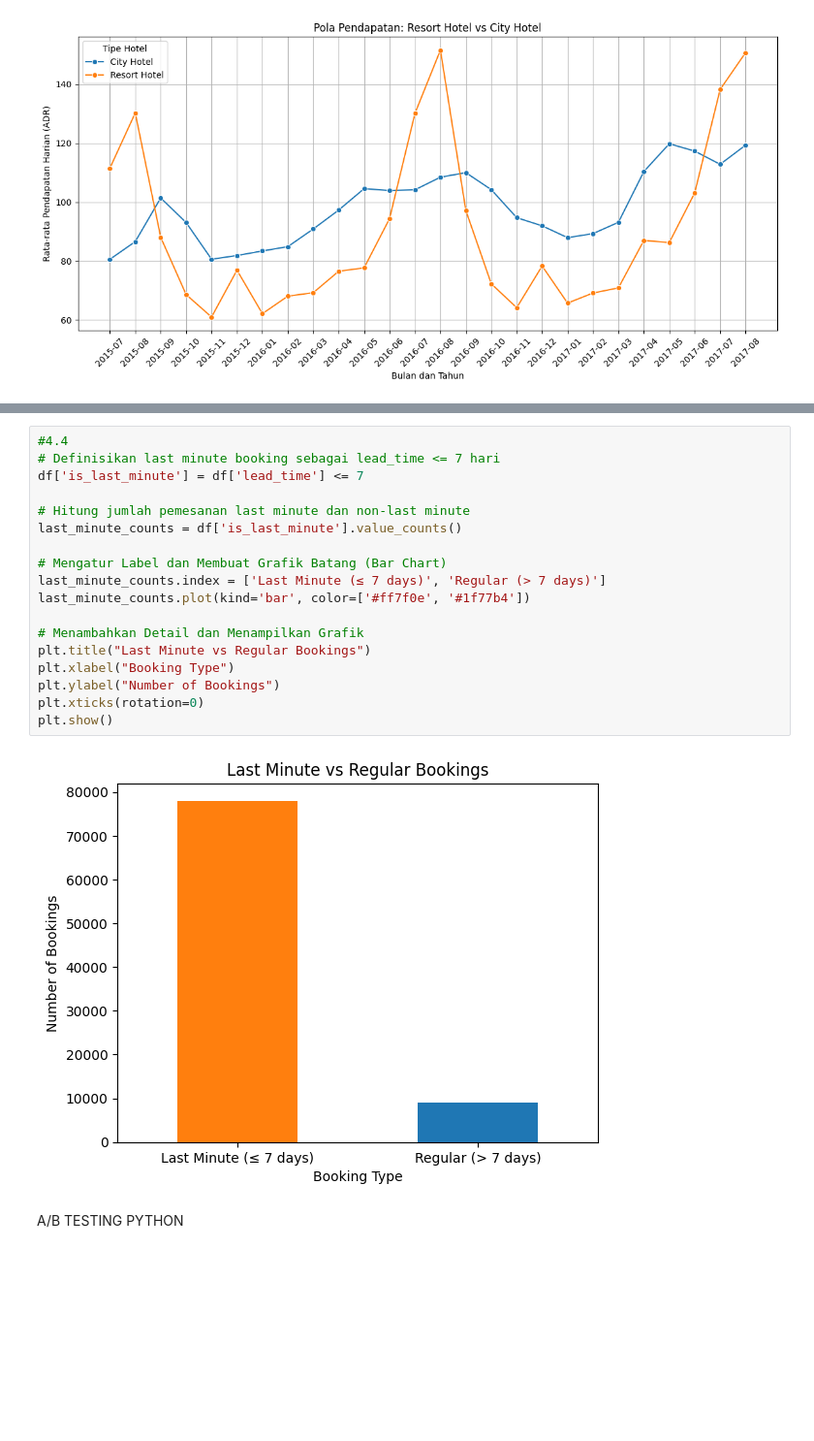
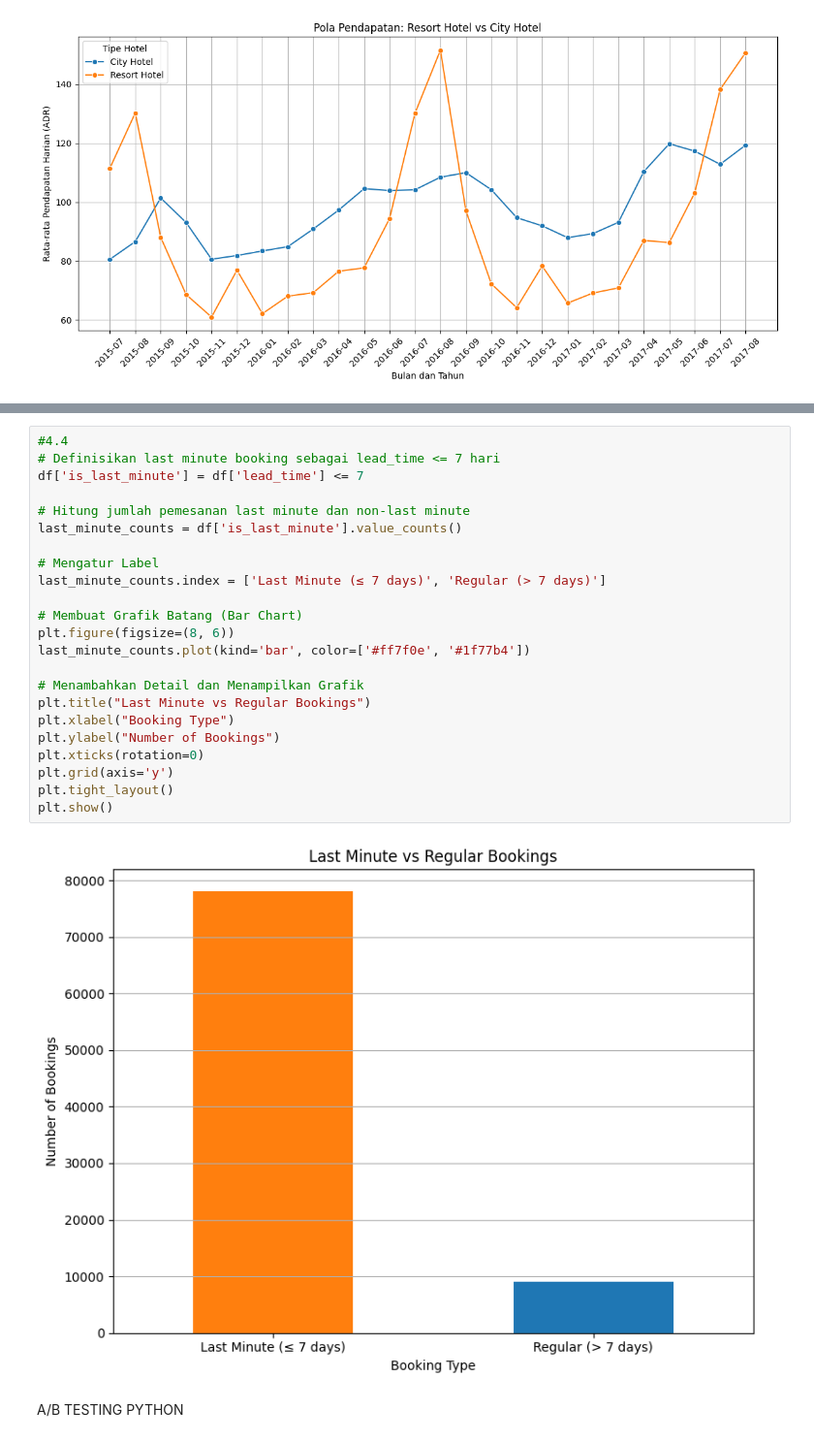
Before and after one commit to Akbar-1056/bitlabs-project, a Jupyter notebook: mid_term_bitlabs.ipynb, the cells around one changed output, grey strips where cells are left out. Shown at 97% size. Drawn from its saved outputs; the diff is of its cells as text; blank space fills up the shorter version.

```diff
--- a/mid_term_bitlabs.ipynb
+++ b/mid_term_bitlabs.ipynb
@@ -267,23 +271,28 @@ plt.show()
 # %%
 #4.4
 # Definisikan last minute booking sebagai lead_time <= 7 hari
 df['is_last_minute'] = df['lead_time'] <= 7
 
 # Hitung jumlah pemesanan last minute dan non-last minute
 last_minute_counts = df['is_last_minute'].value_counts()
 
-# Mengatur Label dan Membuat Grafik Batang (Bar Chart)
+# Mengatur Label
 last_minute_counts.index = ['Last Minute (≤ 7 days)', 'Regular (> 7 days)']
+
+# Membuat Grafik Batang (Bar Chart)
+plt.figure(figsize=(8, 6))
 last_minute_counts.plot(kind='bar', color=['#ff7f0e', '#1f77b4'])
 
 # Menambahkan Detail dan Menampilkan Grafik
 plt.title("Last Minute vs Regular Bookings")
 plt.xlabel("Booking Type")
 plt.ylabel("Number of Bookings")
 plt.xticks(rotation=0)
+plt.grid(axis='y')
+plt.tight_layout()
 plt.show()
 # %% [output]
-[figure, old version]
+[figure, new version]
 # %% [markdown]
 A/B TESTING PYTHON
 # %%
```
Also changed, not shown: parts of 2 cells of this notebook.
